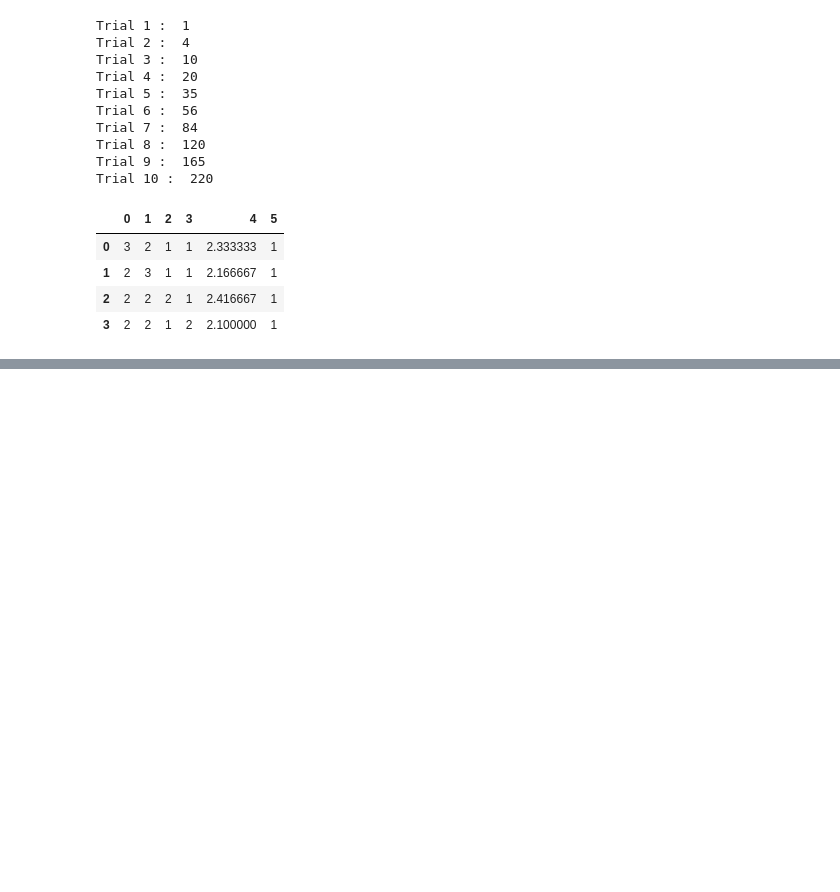
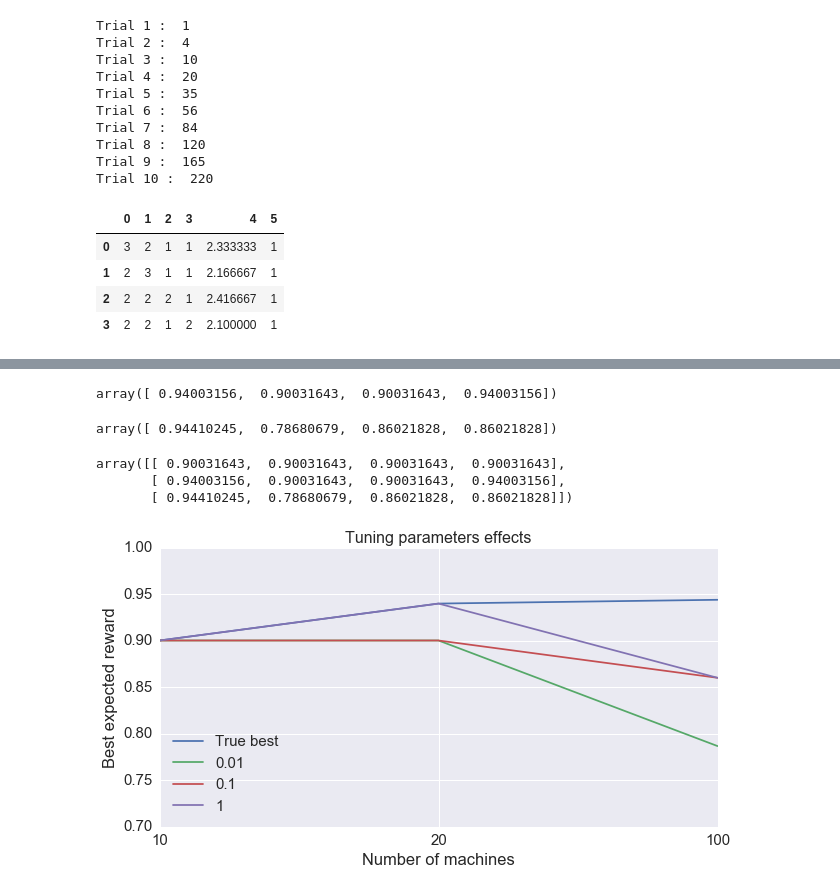
Before and after one commit to timoryxl/Multi-armed-bandit, a Jupyter notebook: Multi-Armed_Bandit_HARIHARAN.ipynb, the cells around one changed output, grey strips where cells are left out. Saved outputs shown, nothing was run; the diff lists cells and outputs as text; code cells hidden in the pictures; blank space fills up the shorter version.

```diff
--- a/Multi-Armed_Bandit_HARIHARAN.ipynb
+++ b/Multi-Armed_Bandit_HARIHARAN.ipynb
@@ -322,0 +258,8 @@ armedbandit(choice,f,m)
+# %%
+m = 10
+x = np.atleast_2d(np.linspace(1, m, m)).T
+choice = [2,3]
+path1,regrets1 = armedbandit(choice,f,m,0.01)
+path2,regrets2 = armedbandit(choice,f,m,0.1)
+path3,regrets3 = armedbandit(choice,f,m,1)
+Best_reward_10 = np.array([max(f(x)[0]),max(f(path1)),max(f(path2)),max(f(path3))])
@@ -322,0 +270,49 @@ armedbandit(choice,f,m)
+# %%
+m = 20
+x = np.atleast_2d(np.linspace(1, m, m)).T
+choice = [2,3]
+path1,regrets1 = armedbandit(choice,f,m,0.01)
+path2,regrets2 = armedbandit(choice,f,m,0.1)
+path3,regrets3 = armedbandit(choice,f,m,1)
+Best_reward_20 = np.array([max(f(x)[0]),max(f(path1)),max(f(path2)),max(f(path3))])
+# %%
+Best_reward_20
+# %% [output]
+array([ 0.94003156,  0.90031643,  0.90031643,  0.94003156])
+# %%
+m = 100
+x = np.atleast_2d(np.linspace(1, m, m)).T
+choice = [2,3]
+path1,regrets1 = armedbandit(choice,f,m,0.01)
+path2,regrets2 = armedbandit(choice,f,m,0.1)
+path3,regrets3 = armedbandit(choice,f,m,1)
+Best_reward_100 = np.array([max(f(x)[0]),max(f(path1)),max(f(path2)),max(f(path3))])
+# %%
+Best_reward_100
+# %% [output]
+array([ 0.94410245,  0.78680679,  0.86021828,  0.86021828])
+# %%
+tune_reward = np.vstack((Best_reward_10,Best_reward_20,Best_reward_100))
+tune_reward
+# %% [output]
+array([[ 0.90031643,  0.90031643,  0.90031643,  0.90031643],
+       [ 0.94003156,  0.90031643,  0.90031643,  0.94003156],
+       [ 0.94410245,  0.78680679,  0.86021828,  0.86021828]])
+# %%
+plt.figure(figsize=(10, 5))
+x = [0,1,2]
+my_xticks = ["10", "20", "100"]
+plt.xticks(x, my_xticks)
+
+plt.plot(x, tune_reward[:,0],label='True best')
+plt.plot(x, tune_reward[:,1],label='0.01')
+plt.plot(x, tune_reward[:,2],label='0.1')
+plt.plot(x, tune_reward[:,3],label='1')
+plt.legend(loc='lower left')
+plt.title("Tuning parameters effects",size=16)
+plt.ylabel("Best expected reward")
+plt.xlabel("Number of machines")
+plt.ylim(0.7,1)
+pass
+# %% [output]
+[figure, added]
```
Also changed, not shown: parts of 7 cells of this notebook.
